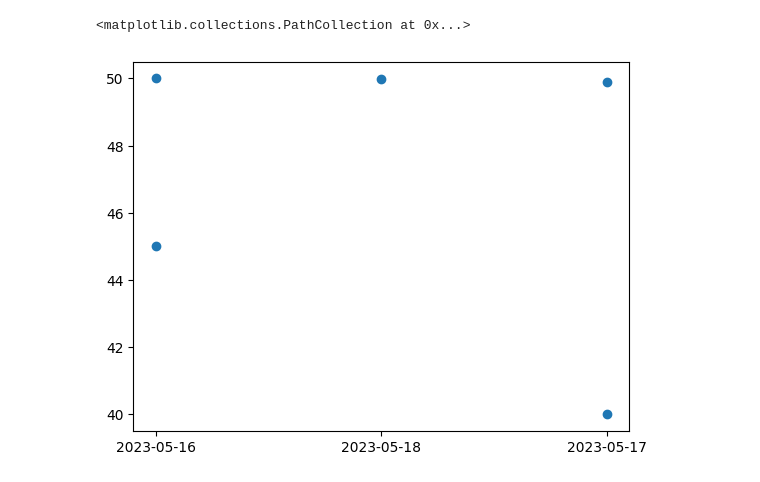
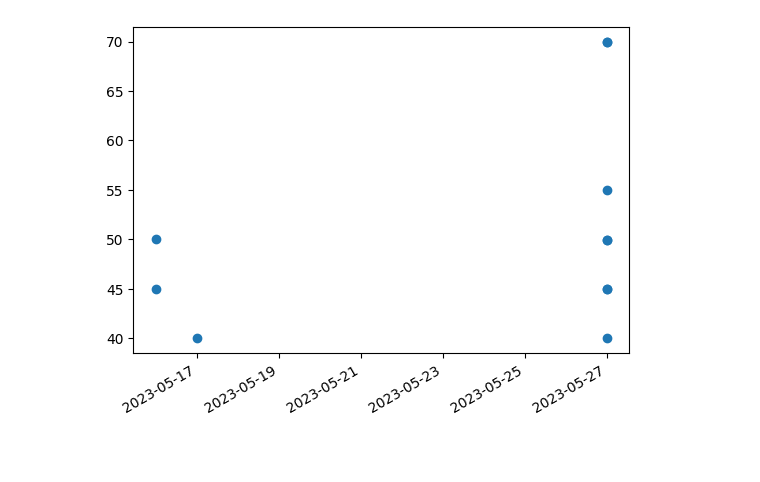
Before and after one commit to RabaDaba1/lego-bot, a Jupyter notebook: main.ipynb, the cells around one changed output. Drawn from its saved outputs; the diff is of its cells as text; code cells hidden in the pictures; blank space fills up the shorter version.

Commit message:
fix plot in main.ipynb

```diff
--- a/main.ipynb
+++ b/main.ipynb
@@ -36,7 +66,7 @@ Offers for set 40539 updated
 # %%
 df = pd.DataFrame(db.get_offers(set_id), columns=['offer_id', 'url', 'set_id', 'date_added', 'date_sold', 'title', 'description', 'price', 'is_negotiable', 'is_active'])
 # %%
-filtr = df['date_sold'].notnull()
+filtr = df['is_active'] == 0
 
 df_sold = df[filtr]
 df_sold
@@ -50,7 +88,8 @@ df_sold
 # %%
 import matplotlib.pyplot as plt
 
-plt.scatter(df_sold['date_sold'], df_sold['price'])
+plt.scatter(pd.to_datetime(df_sold['date_sold']), df_sold['price'])
+plt.gcf().autofmt_xdate()
+plt.show()
 # %% [output]
-<matplotlib.collections.PathCollection at 0x...>
-[figure, old version]
+[figure, new version]
```
Also changed, not shown: parts of 6 cells of this notebook, 1 other file.
